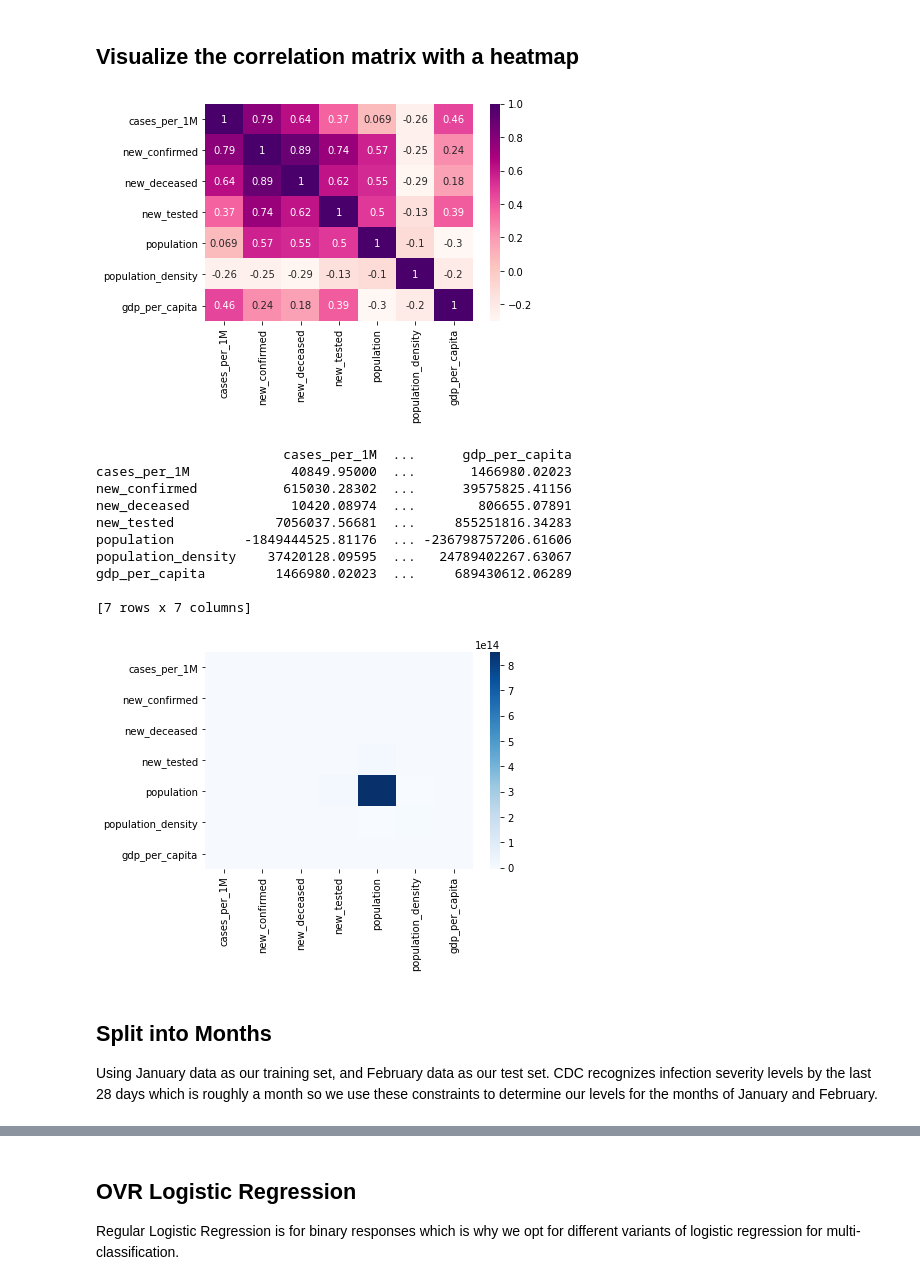
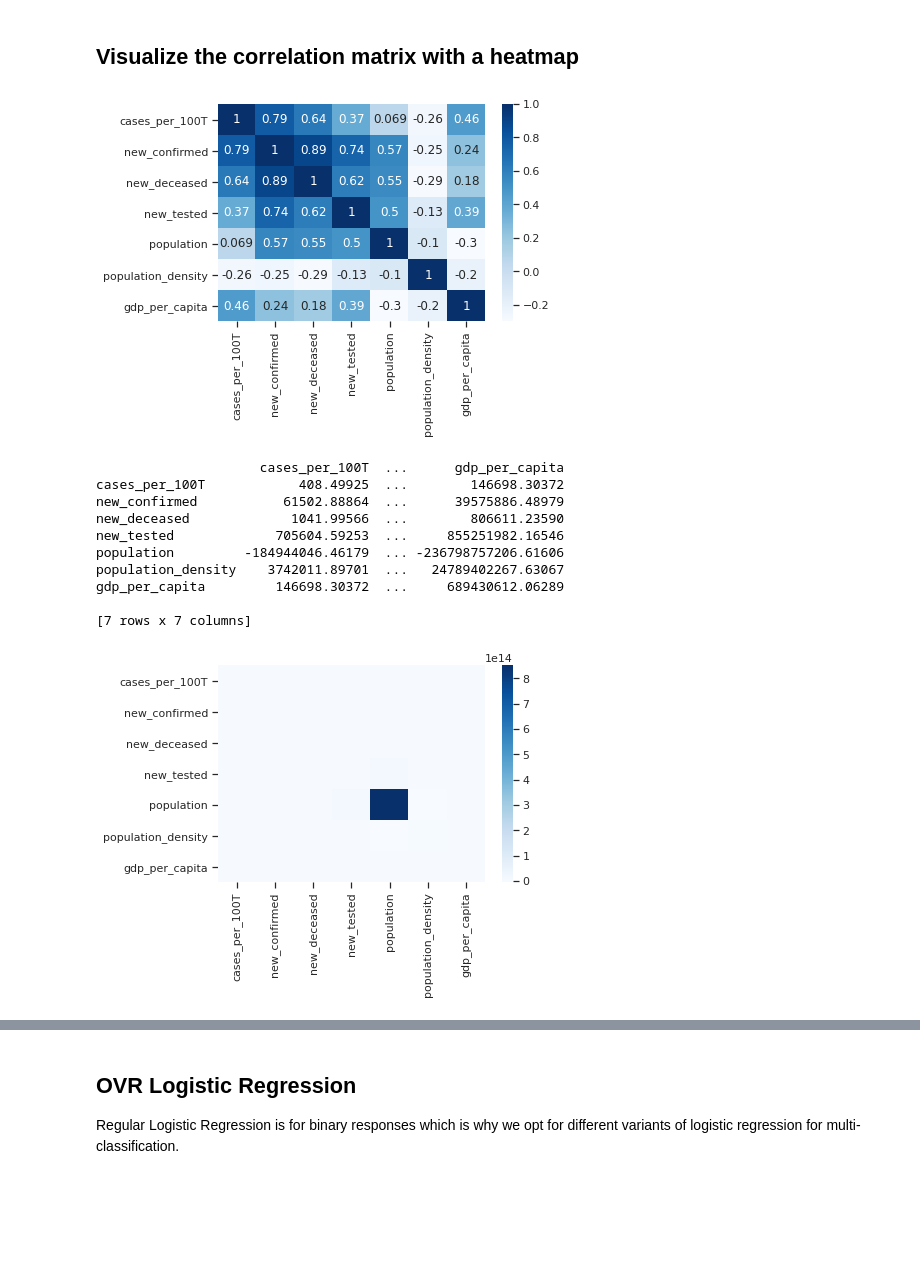
Before and after one commit to arisnbrio/covid-19-country-infection-levels, a Jupyter notebook: CountryClassificationLog.ipynb, the cells around one changed output, grey strips where cells are left out. Saved outputs shown, nothing was run; the diff lists cells and outputs as text; code cells hidden in the pictures; blank space fills up the shorter version.

```diff
--- a/CountryClassificationLog.ipynb
+++ b/CountryClassificationLog.ipynb
@@ -22,6 +20,6 @@ geo = pd.read_csv("https://storage.googleapis.com/covid19-open-data/v2/geography
 
 data = epid.merge(demo,on='key').merge(ind,on='key').merge(eco,on='key').merge(geo,on='key')
 
-cases_per_1M = data['new_confirmed']/data['population'] # cases per 1 million pop
-cases_per_1M = cases_per_1M.apply(lambda x: x*1000000)
-data = data.assign(cases_per_1M = cases_per_1M)
+cases_per_100T = data['new_confirmed']/data['population'] # cases per 1 million pop
+cases_per_100T = cases_per_100T.apply(lambda x: x*100000)
+data = data.assign(cases_per_100T = cases_per_100T)
@@ -59,7 +58,7 @@ num_days.shape
 country_data = data[data['subregion1_code'].isnull()] # collect rows that don't specify subregions
 country_data = country_data[(country_data['date'] >= '2021-01-01') & (country_data['date'] <= '2021-02-28')] # filter dates between jan and feb
 country_data = country_data.drop(['subregion1_code','subregion1_name','subregion2_code','subregion2_name'], axis=1) # drop column
-country_data=country_data[["date","country_name","cases_per_1M","new_confirmed", "new_deceased","new_tested","population","population_density","gdp_per_capita"]]
+country_data=country_data[["date","country_name","cases_per_100T","new_confirmed", "new_deceased","new_tested","population","population_density","gdp_per_capita"]]
 country_data.info()
 # %% [output]
 <class 'pandas.core.frame.DataFrame'>
@@ -100,10 +99,10 @@ gdp_per_capita           0.45841  ...         1.00000
 # %%
 import seaborn as sn
 import matplotlib.pyplot as plt
-sn.heatmap(corrMatrix, annot = True, cmap = 'RdPu')
+sn.heatmap(corrMatrix, annot = True, cmap = 'Blues')
 plt.show()
 # %% [output]
-[figure, old version]
+[figure, new version]
 # %%
 import seaborn as sn
 import matplotlib.pyplot as plt
@@ -112,17 +111,14 @@ print(covMatrix)
 sn.heatmap(covMatrix, annot = False, cmap = 'Blues', robust = True)
 plt.show()
 # %% [output]
-                        cases_per_1M  ...      gdp_per_capita
-cases_per_1M             40849.95000  ...       1466980.02023
-new_confirmed           615030.28302  ...      39575825.41156
-new_deceased             10420.08974  ...        806655.07891
-new_tested             7056037.56681  ...     855251816.34283
-population         -1849444525.81176  ... -236798757206.61606
-population_density    37420128.09595  ...   24789402267.63067
-gdp_per_capita         1466980.02023  ...     689430612.06289
+                     cases_per_100T  ...      gdp_per_capita
+cases_per_100T            408.49925  ...        146698.30372
+new_confirmed           61502.88864  ...      39575886.48979
+new_deceased             1041.99566  ...        806611.23590
+new_tested             705604.59253  ...     855251982.16546
+population         -184944046.46179  ... -236798757206.61606
+population_density    3742011.89701  ...   24789402267.63067
+gdp_per_capita         146698.30372  ...     689430612.06289
 
 [7 rows x 7 columns]
-[figure, old version]
+[figure, new version]
-# %% [markdown]
-## Split into Months
-Using January data as our training set, and February data as our test set. CDC recognizes infection severity levels by the last 28 days which is roughly a month so we use these constraints to determine our levels for the months of January and February.
```
Also changed, not shown: parts of 72 cells of this notebook.
